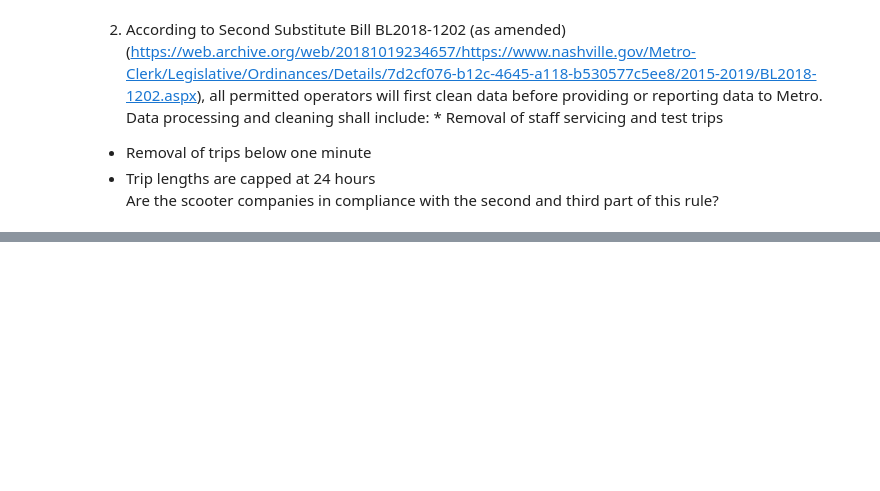
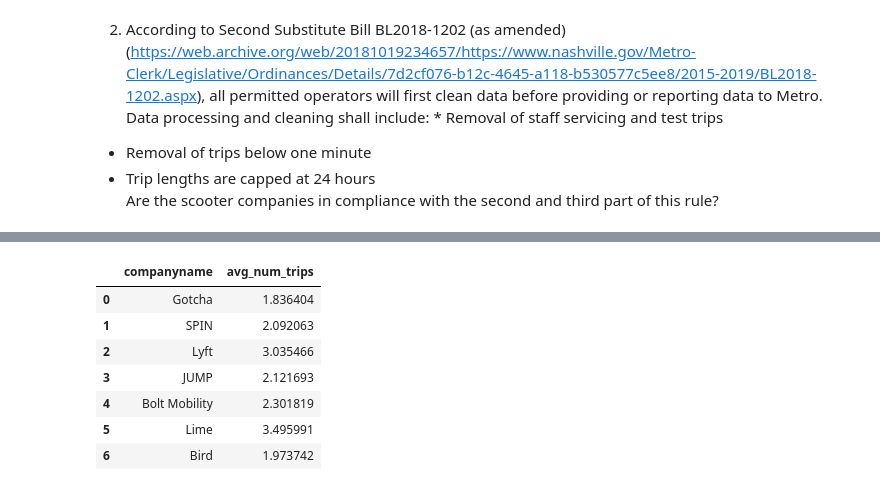
Before and after one commit to NSS-Data-Analytics-Cohort-8/scooter-partner1-badger-badger-python, a Jupyter notebook: notebooks/questions.ipynb, the cells around one changed output, grey strips where cells are left out. Drawn from its saved outputs; the diff is of its cells as text; code cells hidden in the pictures; blank space fills up the shorter version.

```diff
--- a/notebooks/questions.ipynb
+++ b/notebooks/questions.ipynb
@@ -61,0 +131,27 @@ sco_per_co
+# %%
+#Avg trips of scooters per company
+scootuse3 = '''
+WITH cte AS  ( SELECT companyname, sumdid, startdate, COUNT(DISTINCT starttime) AS tripnums
+  FROM trips
+  GROUP BY companyname, startdate, sumdid
+  ORDER BY startdate )
+
+SELECT  DISTINCT companyname,
+AVG(tripnums) OVER (PARTITION BY companyname) as avg_num_trips
+FROM cte
+
+
+
+    '''
+
+scootuse3 = pd.read_sql(scootuse3, con=scooters)
+scootuse3
+# %% [output]
+|  | companyname | avg_num_trips |
+| 0 | Gotcha | 1.836404 |
+| 1 | SPIN | 2.092063 |
+| 2 | Lyft | 3.035466 |
+| 3 | JUMP | 2.121693 |
+| 4 | Bolt Mobility | 2.301819 |
+| 5 | Lime | 3.495991 |
+| 6 | Bird | 1.973742 |
```
Also changed, not shown: parts of 6 cells of this notebook.
